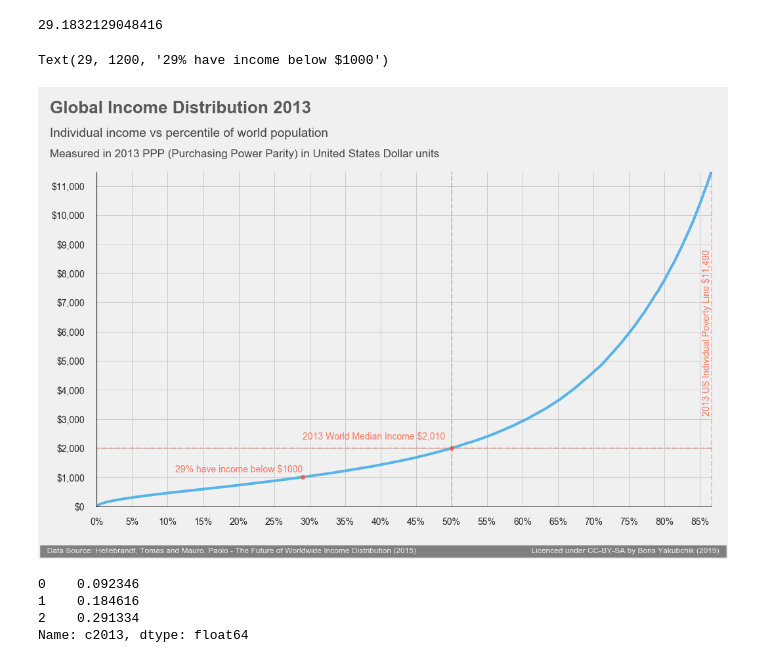
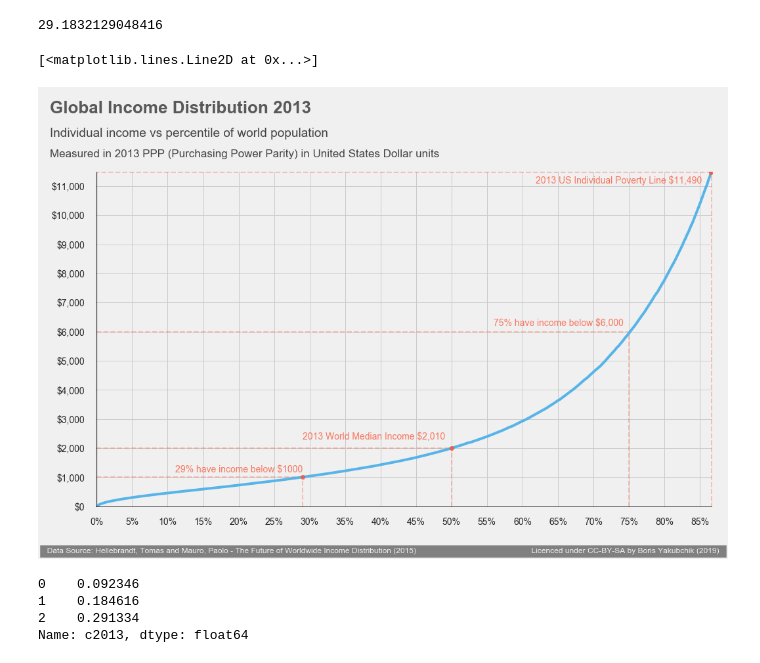
Before and after one commit to whyboris/Global-Income-Distribution, a Jupyter notebook: global_income_distribution.ipynb, the cells around one changed output. Drawn from its saved outputs; the diff is of its cells as text; code cells hidden in the pictures.

```diff
--- a/global_income_distribution.ipynb
+++ b/global_income_distribution.ipynb
@@ -490,12 +525,26 @@ chart.set_yticklabels(ylabels)
 chart.axes[0][0].axhline(y = 0,     color = 'black', linewidth = 1.3, alpha = .7)     # horizonal line on bottom
 
 chart.axes[0][0].axvline(x = 0,     color = 'black', linewidth = 1.3, alpha = .7)   # vertical line on left
-chart.axes[0][0].axvline(x = 86.64, linestyle='dashed', color='#fc4f30', linewidth = 2, alpha = .3)   # vertical line on right
+chart.axes[0][0].axvline(x = 86.64, linestyle='dashed', color='#fc4f30', linewidth = 2, alpha = .3)   # vertical line
+
+# ======================== DASHED LINES
+
+# US poverty
+chart.axes[0][0].axhline(y = 11480, linestyle='dashed', color='#fc4f30', linewidth = 2, alpha = .3)
 
 # poverty threshold MEDIAN - horizontal
-chart.axes[0][0].axhline(y = 2010, linestyle='dashed', color='#fc4f30', linewidth = 2, alpha = .3)
-# poverty threshold MEDIAN - vertical
-chart.axes[0][0].axvline(x = 50, linestyle='dashed', color='#fc4f30', linewidth = 2, alpha = .3)
+chart.axes[0][0].hlines(y = 2010, linestyle='dashed', color='#fc4f30', linewidth = 2, alpha = .3, xmin = 0, xmax = 50)
+chart.axes[0][0].vlines(x = 50, linestyle='dashed', color='#fc4f30', linewidth = 2, alpha = .3, ymin=0, ymax=2010)
+
+# poverty threshold $1,000
+chart.axes[0][0].hlines(y = 1000, linestyle='dashed', color='#fc4f30', linewidth = 2, alpha = .3, xmin = 0, xmax = 29)
+chart.axes[0][0].vlines(x = 29, linestyle='dashed', color='#fc4f30', linewidth = 2, alpha = .3, ymin=0, ymax=1000)
+
+# 75%
+chart.axes[0][0].hlines(y = 6000, linestyle='dashed', color='#fc4f30', linewidth = 2, alpha = .3, xmin = 0, xmax = 75)
+chart.axes[0][0].vlines(x = 75, linestyle='dashed', color='#fc4f30', linewidth = 2, alpha = .3, ymin=0, ymax=6000)
+
+# ========================== TEXT
 
 chart.axes[0][0].text(
   x = 49.1,
@@ -506,41 +555,55 @@ chart.axes[0][0].text(
   fontsize = 14,
   alpha = .75)
 
 chart.axes[0][0].text(
   x = 85.25,
-  y = 8550,
+  y = 11100,
+  horizontalalignment = 'right',
   s = "2013 US Individual Poverty Line $11,490",
-  rotation = 90,
   color = '#fc4f30',
   fontsize = 14,
   alpha = .75)
+
+chart.axes[0][0].annotate(
+  '29% have income below $1000', (29, 1200),
+  fontsize=14, color='#fc4f30', alpha=0.75, horizontalalignment = 'right')
+
+chart.axes[0][0].text(
+  x = 74.25,
+  y = 6200,
+  horizontalalignment = 'right',
+  s = "75% have income below $6,000",
+  color = '#fc4f30',
+  fontsize = 14,
+  alpha = .75)
+
+# ===================================== AXES LIMITS
 
 chart.axes[0][0].tick_params(labelsize=14)
 
 chart.axes[0][0].set_ylim(-50, 11490)
 chart.axes[0][0].set_xlim(-0.3, 86.7)
 
 # SIGNATURE BAR
 chart.axes[0][0].text(
     x = -7.6,
     y = -1600,
     s = '  Data Source: Hellebrandt, Tomas and Mauro, Paolo - The Future of Worldwide Income Distribution (2015)                                                    Licenced under CC-BY-SA by Boris Yakubchik (2019)  ',
     fontsize = 12,
     color = '#f0f0f0',
     backgroundcolor = 'grey')
 
 chart.axes[0][0].tick_params(axis='x', which='major', pad=15)
 chart.axes[0][0].tick_params(axis='y', which='major', pad=15)
 
+# =============================== POINTS PLOTTED
+
 chart.axes[0][0].plot(50,2010, 'o', color='#fc4f30', alpha=0.75)
-
+chart.axes[0][0].plot(86.5,11480, 'o', color='#fc4f30', alpha=0.75)
 chart.axes[0][0].plot(29,1000, 'o', color='#fc4f30', alpha=0.75)
-chart.axes[0][0].annotate(
-  '29% have income below $1000', (29, 1200),
-  fontsize=14, color='#fc4f30', alpha=0.75, horizontalalignment = 'right')
 # %% [output]
-Text(29, 1200, '29% have income below $1000')
+[<matplotlib.lines.Line2D at 0x...>]
-[figure, old version]
+[figure, new version]
 # %%
 all_data['c2013'].head(3)
 # %% [output]
```
Also changed, not shown: parts of 4 cells of this notebook, 1 other file.
